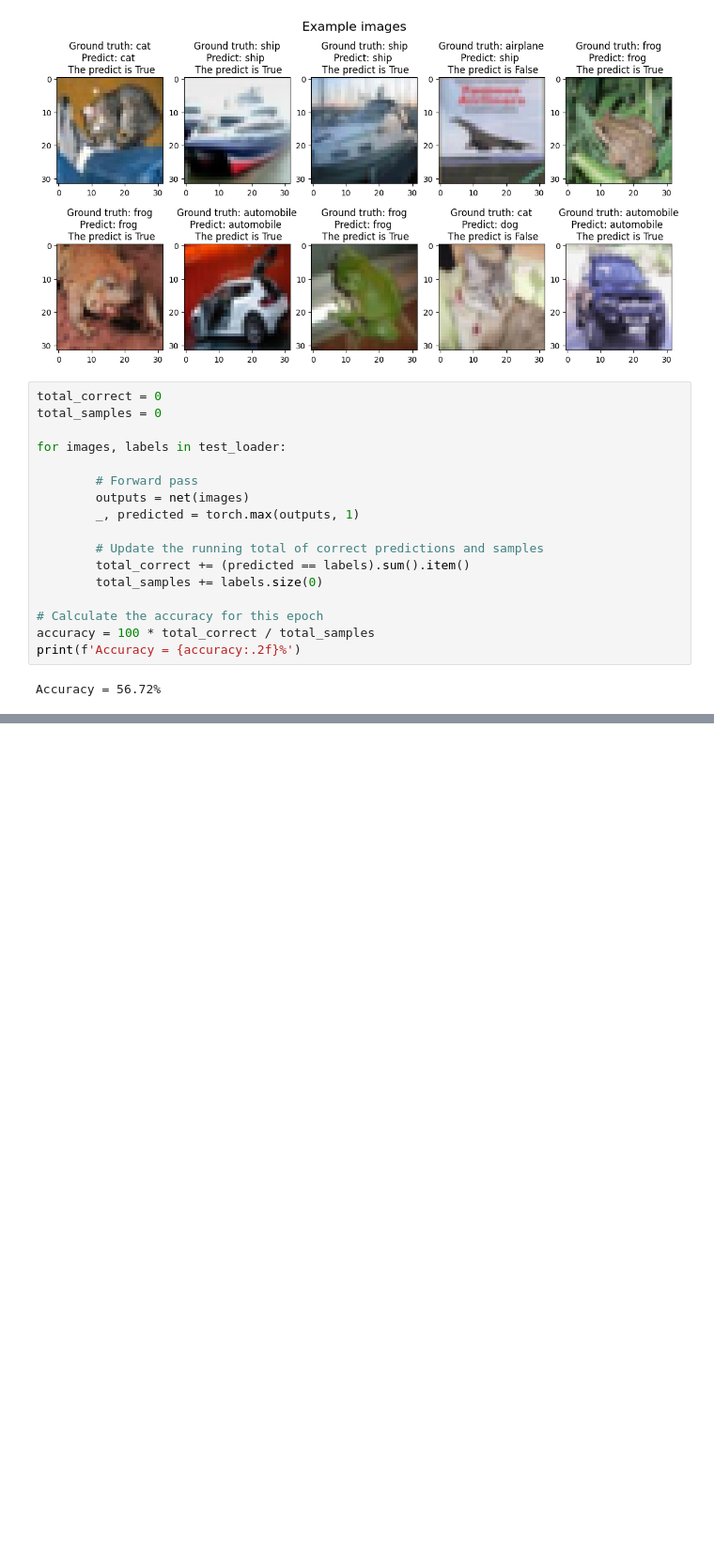
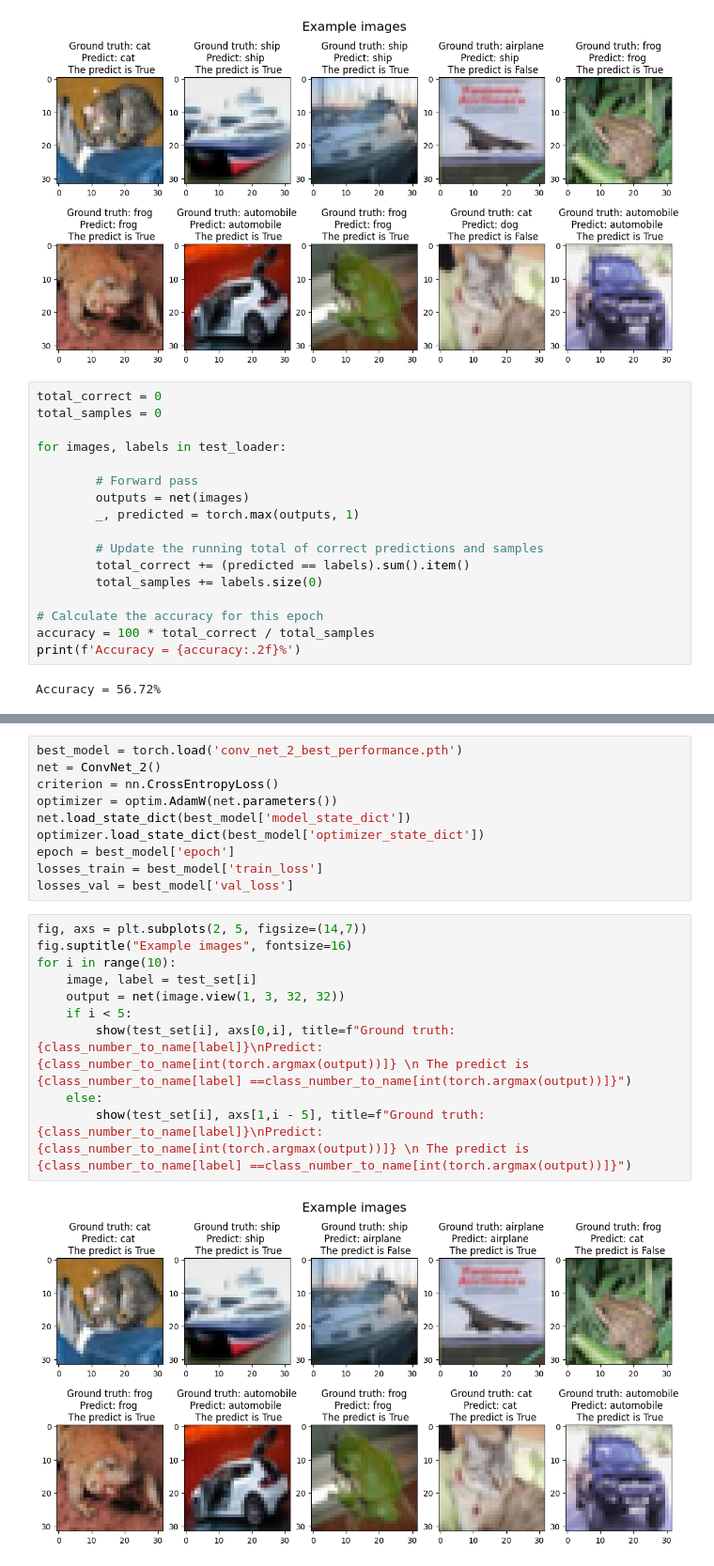
Before and after one commit to DzmitryPihulski/CIFAR-10-Image-Classifier, a Jupyter notebook: main.ipynb, the cells around one changed output, grey strips where cells are left out. Shown: that part at 94% size. Cells and saved outputs as stored; diff of their text form; blank space fills up the shorter version.

```diff
--- a/main.ipynb
+++ b/main.ipynb
@@ -209,0 +317,22 @@ Accuracy = 56.72%
+# %%
+best_model = torch.load('conv_net_2_best_performance.pth')
+net = ConvNet_2()
+criterion = nn.CrossEntropyLoss()
+optimizer = optim.AdamW(net.parameters())
+net.load_state_dict(best_model['model_state_dict'])
+optimizer.load_state_dict(best_model['optimizer_state_dict'])
+epoch = best_model['epoch']
+losses_train = best_model['train_loss']
+losses_val = best_model['val_loss']
+# %%
+fig, axs = plt.subplots(2, 5, figsize=(14,7))
+fig.suptitle("Example images", fontsize=16)
+for i in range(10):
+    image, label = test_set[i]
+    output = net(image.view(1, 3, 32, 32))
+    if i < 5:
+        show(test_set[i], axs[0,i], title=f"Ground truth: {class_number_to_name[label]}\nPredict: {class_number_to_name[int(torch.argmax(output))]} \n The predict is {class_number_to_name[label] ==class_number_to_name[int(torch.argmax(output))]}")
+    else:
+        show(test_set[i], axs[1,i - 5], title=f"Ground truth: {class_number_to_name[label]}\nPredict: {class_number_to_name[int(torch.argmax(output))]} \n The predict is {class_number_to_name[label] ==class_number_to_name[int(torch.argmax(output))]}")
+# %% [output]
+[figure, added]
```
Also changed, not shown: parts of 11 cells of this notebook, 4 other files.
